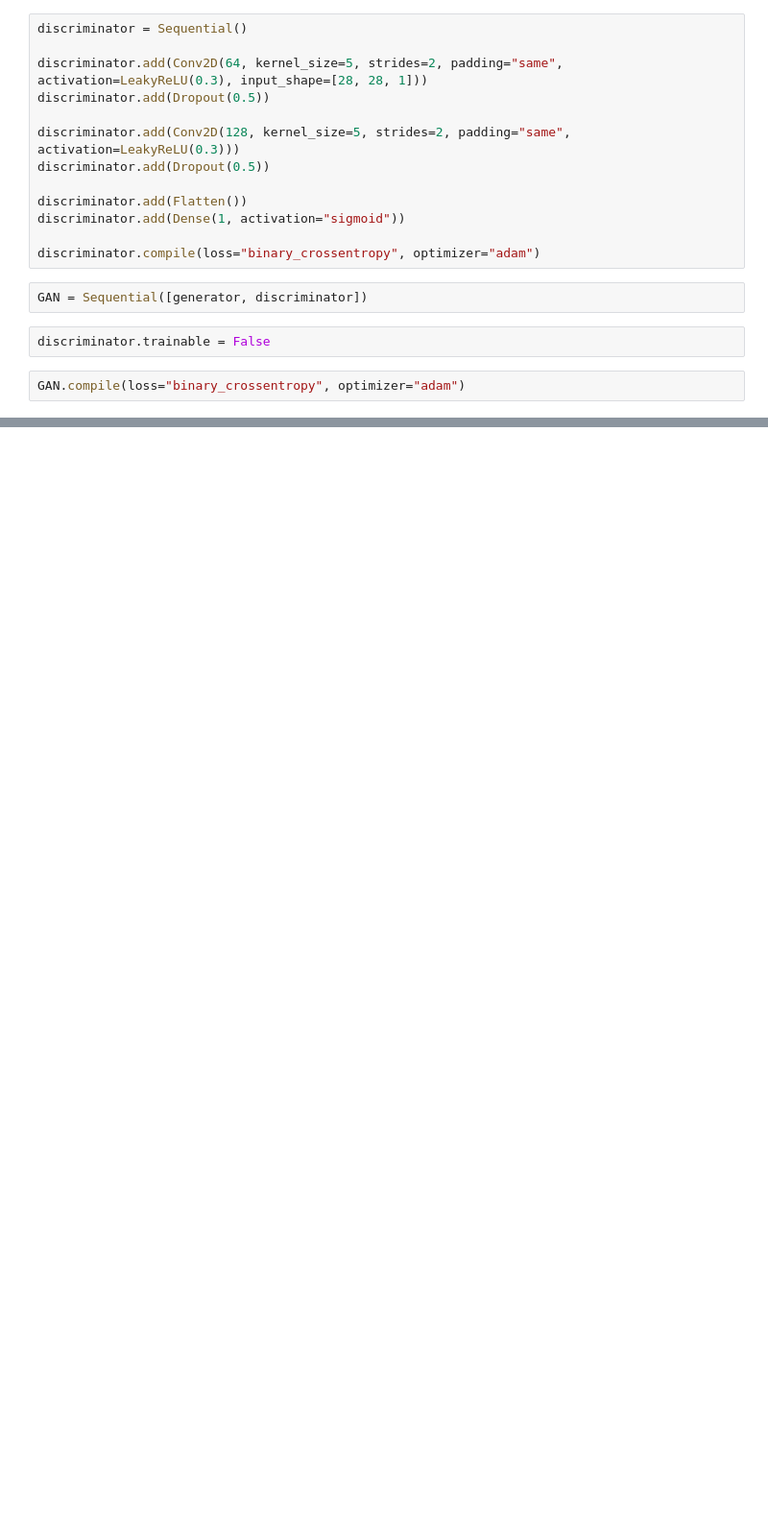
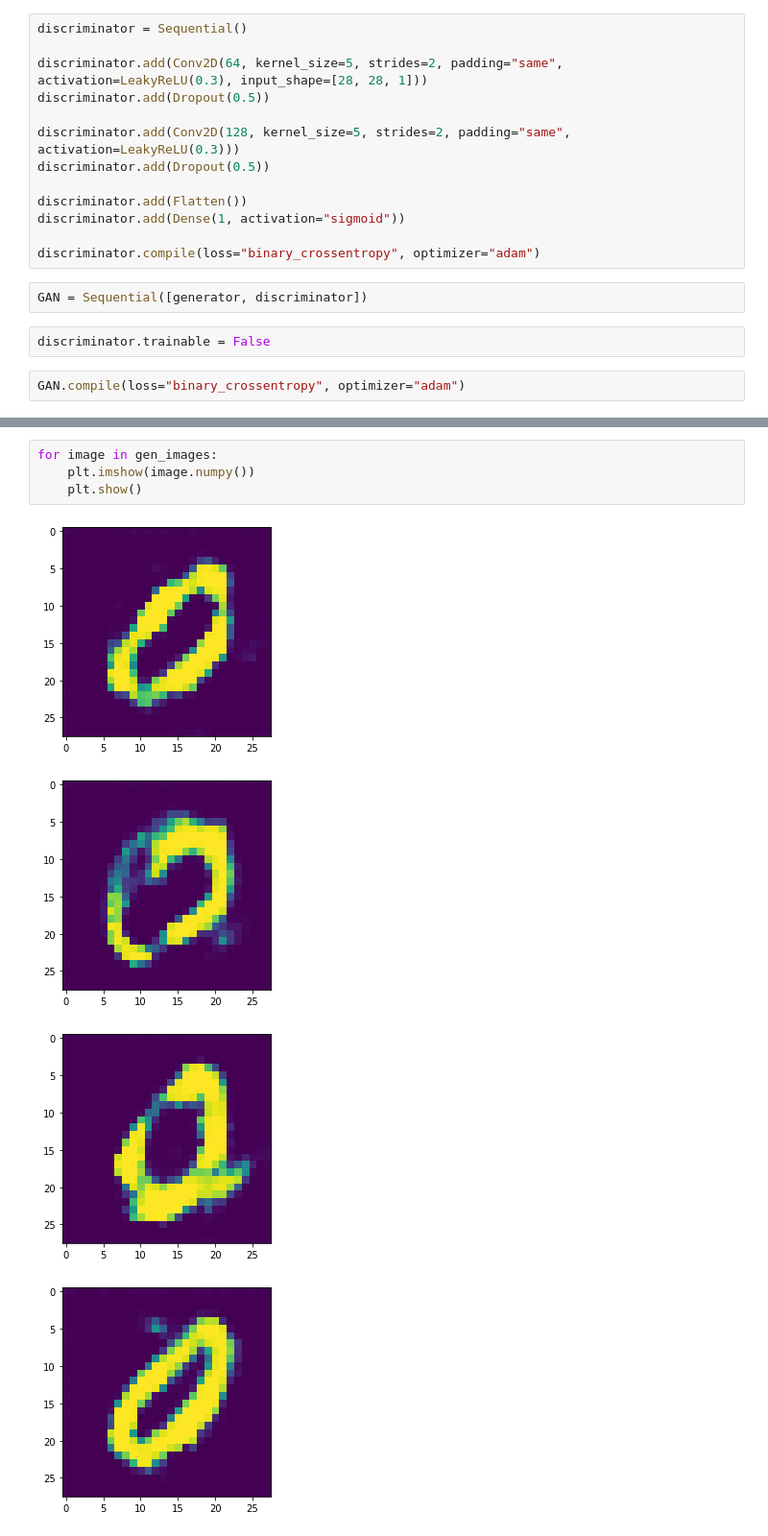
Before and after one commit to kriti-ixix/ai-1030, a Jupyter notebook: deep learning/dcgan mnist.ipynb, the cells around one changed output, grey strips where cells are left out. Shown at 96% size. Cells and saved outputs as stored; diff of their text form; blank space fills up the shorter version.

```diff
--- a/deep learning/dcgan mnist.ipynb
+++ b/deep learning/dcgan mnist.ipynb
@@ -108,0 +181,9 @@ _________________________________________________________________
+# %%
+for image in gen_images:
+    plt.imshow(image.numpy())
+    plt.show()
+# %% [output]
+[figure, added]
+[figure, added]
+[figure, added]
+[figure, added]
```
Also changed, not shown: parts of 13 cells of this notebook.
